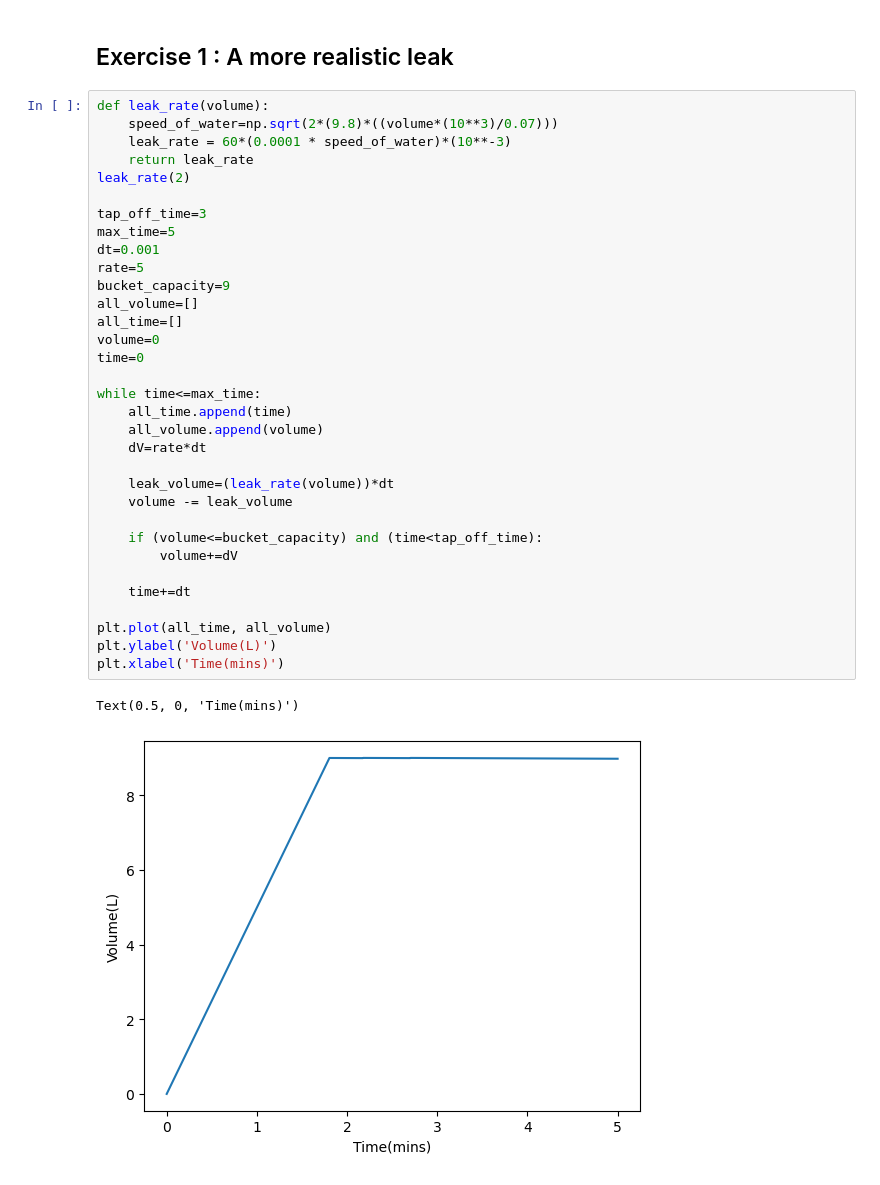
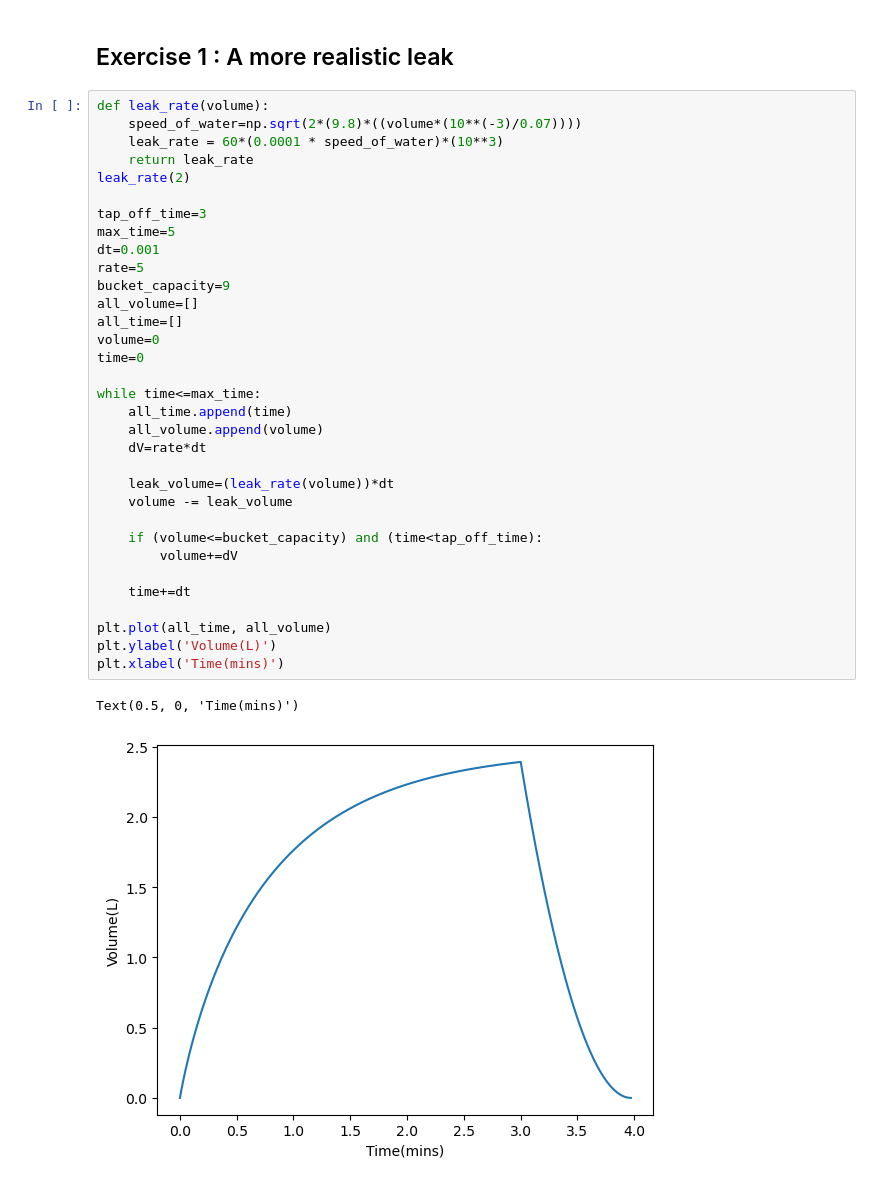
Before and after one commit to SPS-SP2273/learning-portfolio-tunnminn, a Jupyter notebook: numerical solutions/numerical_solutions_(need).ipynb, the cells around one changed output. Cells and saved outputs as stored; diff of their text form.

```diff
--- a/numerical solutions/numerical_solutions_(need).ipynb
+++ b/numerical solutions/numerical_solutions_(need).ipynb
@@ -236,37 +236,37 @@ Text(0, 0.5, '$N$')
 ## Exercise 1 :  A more realistic leak
 # %%
 def leak_rate(volume):
-    speed_of_water=np.sqrt(2*(9.8)*((volume*(10**3)/0.07)))
-    leak_rate = 60*(0.0001 * speed_of_water)*(10**-3)
+    speed_of_water=np.sqrt(2*(9.8)*((volume*(10**(-3)/0.07))))
+    leak_rate = 60*(0.0001 * speed_of_water)*(10**3)
     return leak_rate
 leak_rate(2)
 
 tap_off_time=3
 max_time=5
 dt=0.001
 rate=5
 bucket_capacity=9
 all_volume=[]
 all_time=[]
 volume=0
 time=0
 
 while time<=max_time:
     all_time.append(time)
     all_volume.append(volume)
     dV=rate*dt
 
     leak_volume=(leak_rate(volume))*dt
     volume -= leak_volume
 
     if (volume<=bucket_capacity) and (time<tap_off_time):
         volume+=dV
 
     time+=dt
 
 plt.plot(all_time, all_volume)
 plt.ylabel('Volume(L)')
 plt.xlabel('Time(mins)')
 # %% [output]
 Text(0.5, 0, 'Time(mins)')
-[figure, old version]
+[figure, new version]
```
Also changed, not shown: parts of 4 cells of this notebook.
